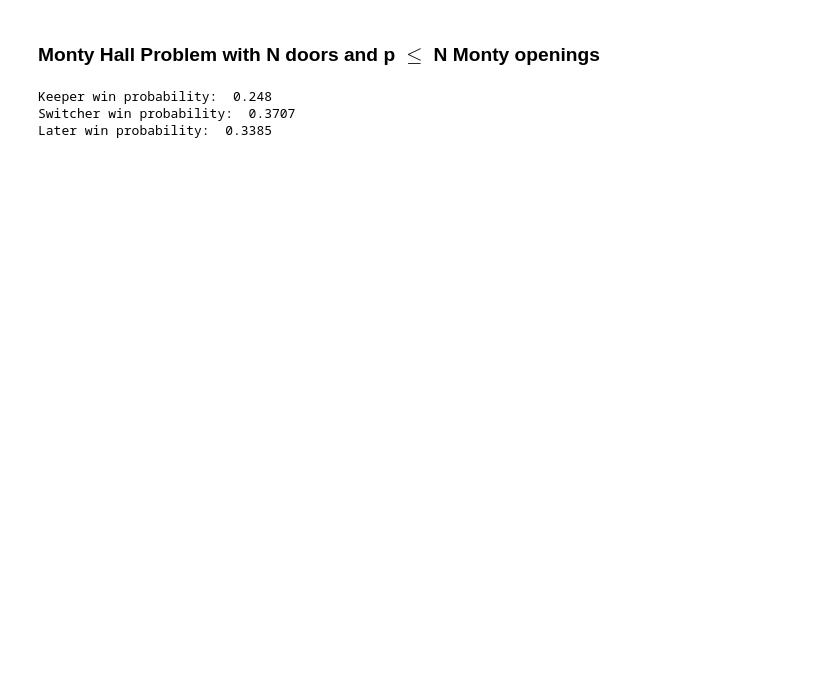
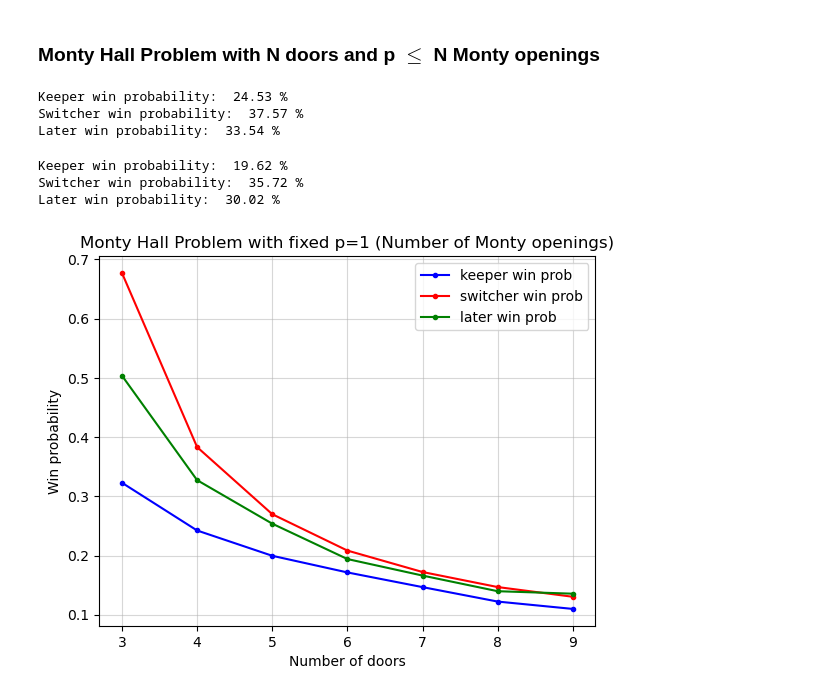
Before and after one commit to EmanuelaMenditto/astrostatistics_bicocca_2025, a Jupyter notebook: working/Menditto_MontyHallProblem.ipynb, the cells around one changed output. Cells and saved outputs as stored; diff of their text form; code cells hidden in the pictures; blank space fills up the shorter version.

```diff
--- a/working/Menditto_MontyHallProblem.ipynb
+++ b/working/Menditto_MontyHallProblem.ipynb
@@ -99,10 +98,57 @@ for i in range(rounds):
   if(later == win):
     later_wins += 1
 
-print("Keeper win probability: ", keeper_wins/rounds)
-print("Switcher win probability: ", switcher_wins/rounds)
-print("Later win probability: ", later_wins/rounds)
+print("Keeper win probability: ", 100*keeper_wins/rounds, "%")
+print("Switcher win probability: ", 100*switcher_wins/rounds, "%")
+print("Later win probability: ", 100*later_wins/rounds, "%")
 # %% [output]
-Keeper win probability:  0.248
-Switcher win probability:  0.3707
-Later win probability:  0.3385
+Keeper win probability:  24.53 %
+Switcher win probability:  37.57 %
+Later win probability:  33.54 %
+# %%
+p = 2
+N = 5
+# %%
+keeper_wins = 0
+switcher_wins = 0
+later_wins = 0
+rounds = 10000
+
+for i in range(rounds):
+
+  vec_game = np.zeros(N)
+  win = np.random.randint(0,N)
+  vec_game[win] = 1
+
+  first_choice = np.random.randint(0,N)
+
+  monty_opens = np.random.randint(0,N,size=p)
+  while(first_choice in monty_opens or win in monty_opens):
+    monty_opens = np.random.randint(0,N,size=p)
+
+  second_choice = np.random.randint(0,N)
+  while(second_choice == first_choice or second_choice in monty_opens):
+    second_choice = np.random.randint(0,N)
+
+  third_choice = np.random.randint(0,N)
+  while(third_choice in monty_opens):
+    third_choice = np.random.randint(0,N)
+
+  keeper = first_choice
+  switcher = second_choice
+  later = third_choice
+
+  if(keeper == win):
+    keeper_wins += 1
+  if(switcher == win):
+    switcher_wins += 1
+  if(later == win):
+    later_wins += 1
+
+print("Keeper win probability: ", 100*keeper_wins/rounds, "%")
+print("Switcher win probability: ", 100*switcher_wins/rounds, "%")
+print("Later win probability: ", 100*later_wins/rounds, "%")
+# %% [output]
+Keeper win probability:  19.62 %
+Switcher win probability:  35.72 %
+Later win probability:  30.02 %
@@ -108,0 +201,13 @@ Later win probability:  0.3385
+# %%
+plt.plot(range(3, 10), vec_keeper, '.-b', label='keeper win prob')
+plt.plot(range(3, 10), vec_switcher, '.-r', label='switcher win prob')
+plt.plot(range(3, 10), vec_later, '.-g', label='later win prob')
+plt.xlabel('Number of doors')
+plt.ylabel('Win probability')
+plt.title('Monty Hall Problem with fixed p=1 (Number of Monty openings)')
+plt.grid(alpha=0.5)
+plt.legend()
+plt.show()
+plt.close()
+# %% [output]
+[figure, added]
```
Also changed, not shown: parts of 6 cells of this notebook.
